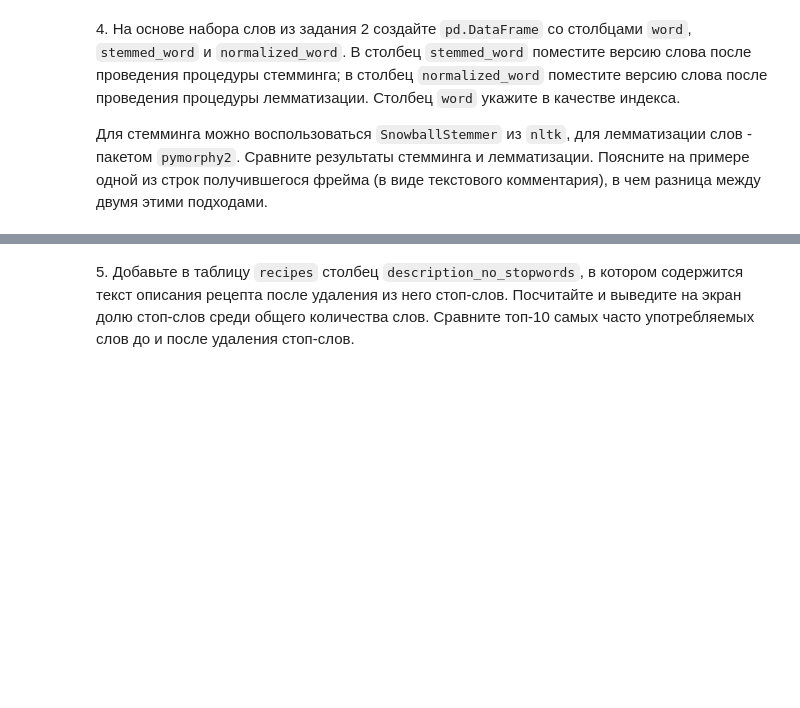
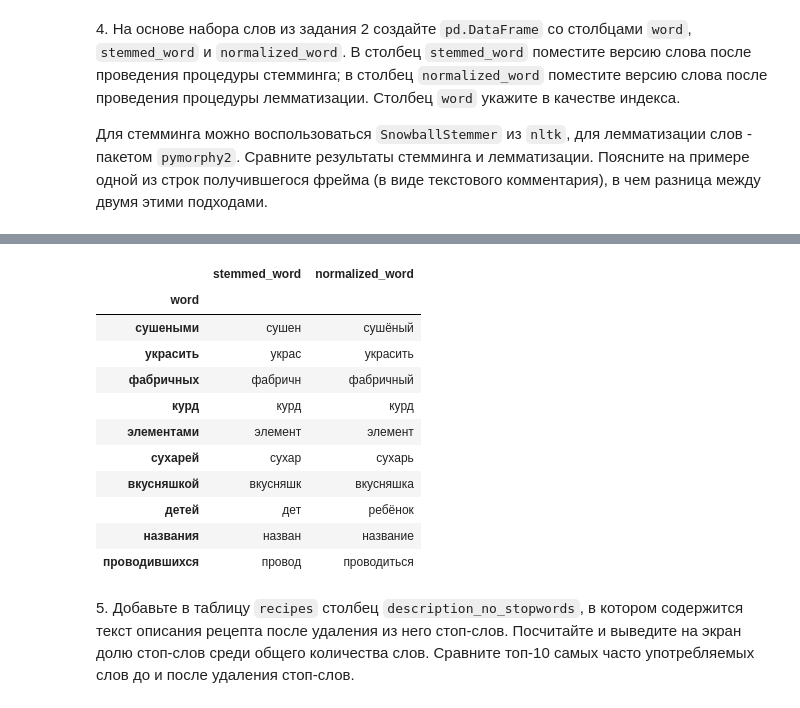
Before and after one commit to nik-boop/BDT, a Jupyter notebook: 7/07_nlp_Фамилия_Имя_Группа.ipynb, the cells around one changed output, grey strips where cells are left out. Cells and saved outputs as stored; diff of their text form; code cells hidden in the pictures; blank space fills up the shorter version.

````diff
--- a/7/07_nlp_Фамилия_Имя_Группа.ipynb
+++ b/7/07_nlp_Фамилия_Имя_Группа.ipynb
@@ -43,0 +37,8 @@ from nltk import edit_distance
+# %%
+from nltk import edit_distance
+with open("07_nlp_data/litw-win.txt", encoding="utf-16") as f:
+    words = f.readlines()
+    for word in words:
+        word = word.strip().split(" ")[1]
+        if edit_distance("величайшим", word) <= 1:
+            print(word, edit_distance("величайшим", word))
@@ -75,0 +100,7 @@ Bad pipe message: %s [b'\xd7"K\xeb\xff\xd7l\xe9\xf4]\xe2\n{\x16\xd0WK\xf9']
+# %%
+import pandas as pd
+df = pd.read_csv("07_nlp_data/ru_recipes_sample.csv")
+df.loc[:, ["description"]] = df.loc[:, ["description"]].replace(r"[\s]", " ", regex=True)
+df.loc[:, ["description"]] = df.loc[:, ["description"]].replace(r"[^А-яЁё0-9\s]", "", regex=True)
+df.loc[:, ["description"]] = df.loc[:, ["description"]].applymap(lambda x: x.lower())
+df.loc[7, 'description']
@@ -81,3 +114,13 @@ Bad pipe message: %s [b'\xd7"K\xeb\xff\xd7l\xe9\xf4]\xe2\n{\x16\xd0WK\xf9']
 ```
 d(word1, word2) = x
 ```
+# %%
+from nltk.tokenize import word_tokenize
+from random import randint
+from nltk import edit_distance
+words = word_tokenize(df.loc[:,['description']].to_numpy().sum())
+words = set(words)
+words = list(words)
+random_words = [[randint(1, len(words)), randint(1, len(words))] for _ in range(5)]
+for a, b in random_words:
+    print(words[a], words[b], f": {edit_distance(words[a], words[b])}")
@@ -102,3 +170,9 @@ def is_plagiarism(s1: str, s2: str) -> bool:
 4\. На основе набора слов из задания 2 создайте `pd.DataFrame` со столбцами `word`, `stemmed_word` и `normalized_word`. В столбец `stemmed_word` поместите версию слова после проведения процедуры стемминга; в столбец `normalized_word` поместите версию слова после проведения процедуры лемматизации. Столбец `word` укажите в качестве индекса.
 
 Для стемминга можно воспользоваться `SnowballStemmer` из `nltk`, для лемматизации слов - пакетом `pymorphy2`. Сравните результаты стемминга и лемматизации. Поясните на примере одной из строк получившегося фрейма (в виде текстового комментария), в чем разница между двумя этими подходами.
+# %%
+new_list_value = []
+for elems in random_words:
+    new_list_value.append(words[elems[0]])
+    new_list_value.append(words[elems[1]])
+new_list_value
@@ -105,2 +190,26 @@ def is_plagiarism(s1: str, s2: str) -> bool:
+# %%
+import pymorphy2
+from nltk.stem import SnowballStemmer
+morph = pymorphy2.MorphAnalyzer()
+stemmer = SnowballStemmer("russian")
+stem_lem_df = pd.DataFrame(columns=['word', 'stemmed_word', 'normalized_word'])
+stem_lem_df['word'] = new_list_value
+stem_lem_df['stemmed_word'] = [stemmer.stem(word) for word in stem_lem_df['word']]
+stem_lem_df['normalized_word'] = [morph.parse(word)[0].normalized.word for word in stem_lem_df['word']]
+stem_lem_df = stem_lem_df.set_index('word')
+stem_lem_df
+# %% [output]
+|  | stemmed_word | normalized_word |
+| word |  |  |
+| сушеными | сушен | сушёный |
+| украсить | украс | украсить |
+| фабричных | фабричн | фабричный |
+| курд | курд | курд |
+| элементами | элемент | элемент |
+| сухарей | сухар | сухарь |
+| вкусняшкой | вкусняшк | вкусняшка |
+| детей | дет | ребёнок |
+| названия | назван | название |
+| проводившихся | провод | проводиться |
 # %% [markdown]
 5\. Добавьте в таблицу `recipes` столбец `description_no_stopwords`, в котором содержится текст описания рецепта после удаления из него стоп-слов. Посчитайте и выведите на экран долю стоп-слов среди общего количества слов. Сравните топ-10 самых часто употребляемых слов до и после удаления стоп-слов.
````
Also changed, not shown: parts of 29 cells of this notebook, 3 other files.
